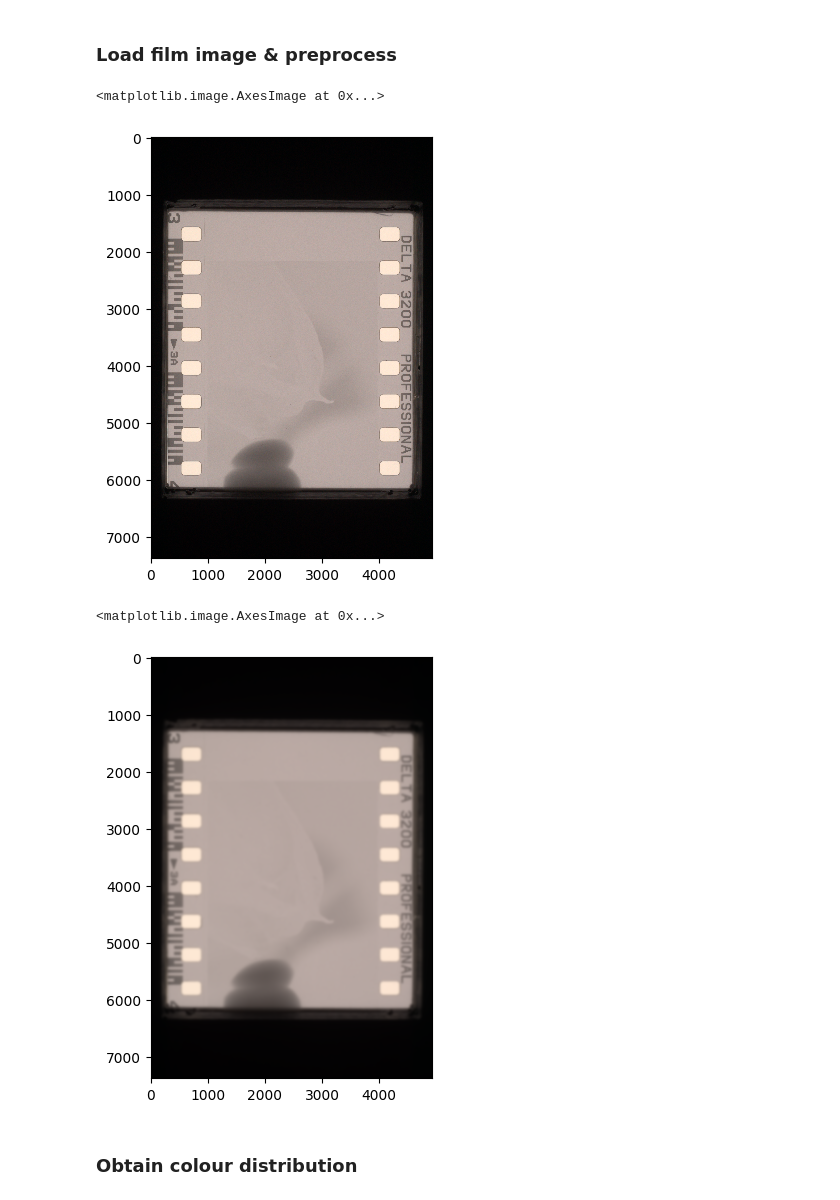
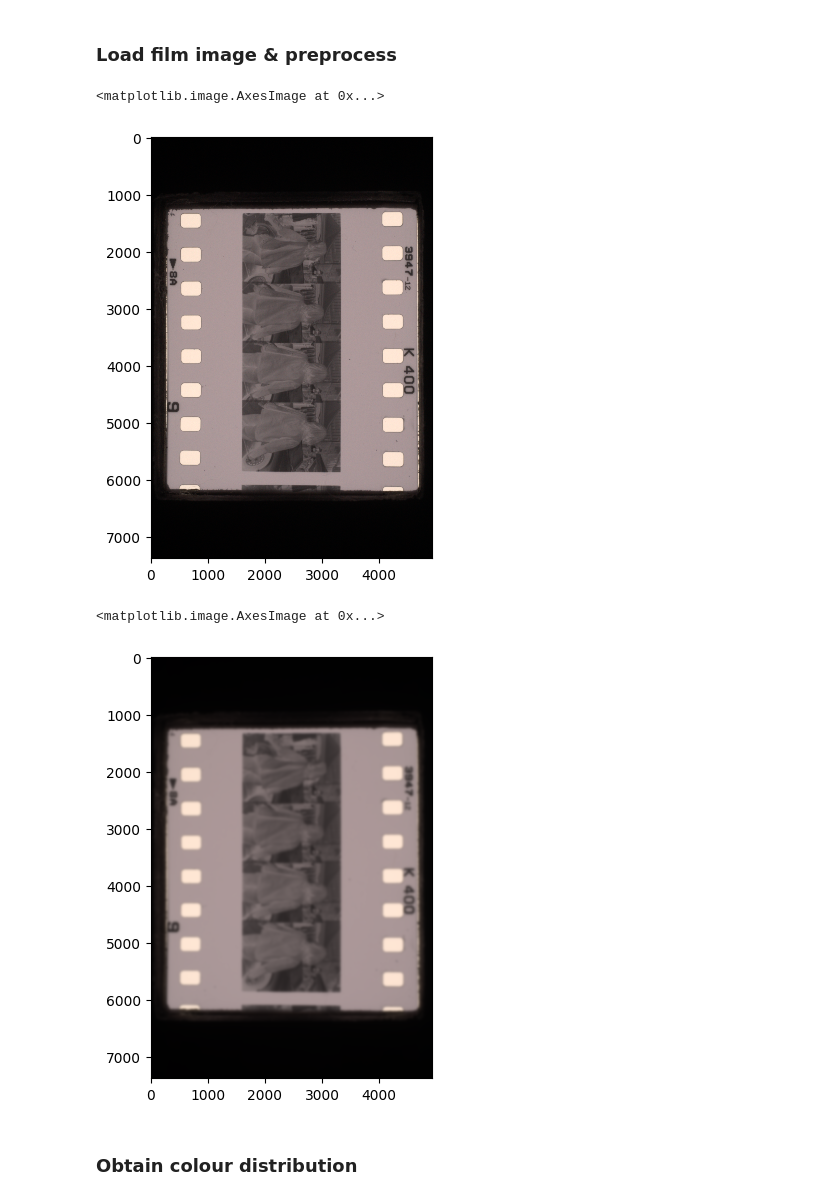
Before and after one commit to Loumstar/nevernegative, a Jupyter notebook: notebooks/pigment.ipynb, the cells around one changed output. Saved outputs shown, nothing was run; the diff lists cells and outputs as text; code cells hidden in the pictures.

```diff
--- a/notebooks/pigment.ipynb
+++ b/notebooks/pigment.ipynb
@@ -8,19 +9,26 @@ import rawpy
+# %%
+drive = Path.home() / "Library/CloudStorage/GoogleDrive-louis.manestar@gmail.com/My Drive/"
+folder_name = "02 Film Samples"
+filename = "KENTMERE_100.NEF"
+
+folder_path = drive / "Film Photos" / folder_name
+image_path = folder_path / filename
 # %% [markdown]
 ### Load film image & preprocess
 # %%
-with rawpy.imread("Films/raw/DELTA_3200.NEF") as raw:
+with rawpy.imread(image_path.as_posix()) as raw:
     image = ski.util.img_as_float32(raw.postprocess().copy())
 
 ski.io.imshow(image)
 # %% [output]
 <matplotlib.image.AxesImage at 0x...>
-[figure, old version]
+[figure, new version]
 # %%
 blurred = ski.filters.gaussian(image, sigma=(20, 20), channel_axis=-1)
 ski.io.imshow(blurred)
 # %% [output]
 <matplotlib.image.AxesImage at 0x...>
-[figure, old version]
+[figure, new version]
 # %% [markdown]
 ### Obtain colour distribution
 # %%
```
Also changed, not shown: parts of 1 cell of this notebook, 1 other file.
